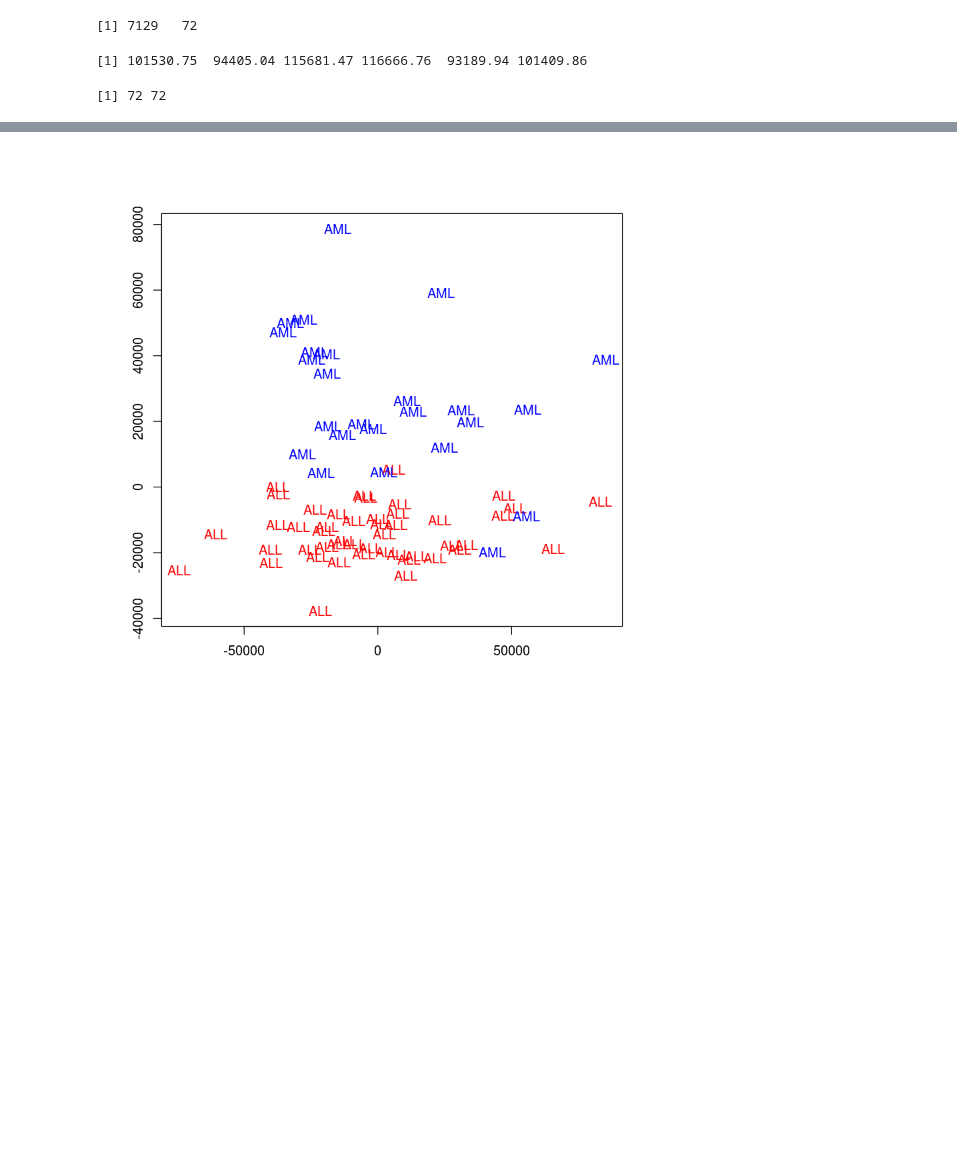
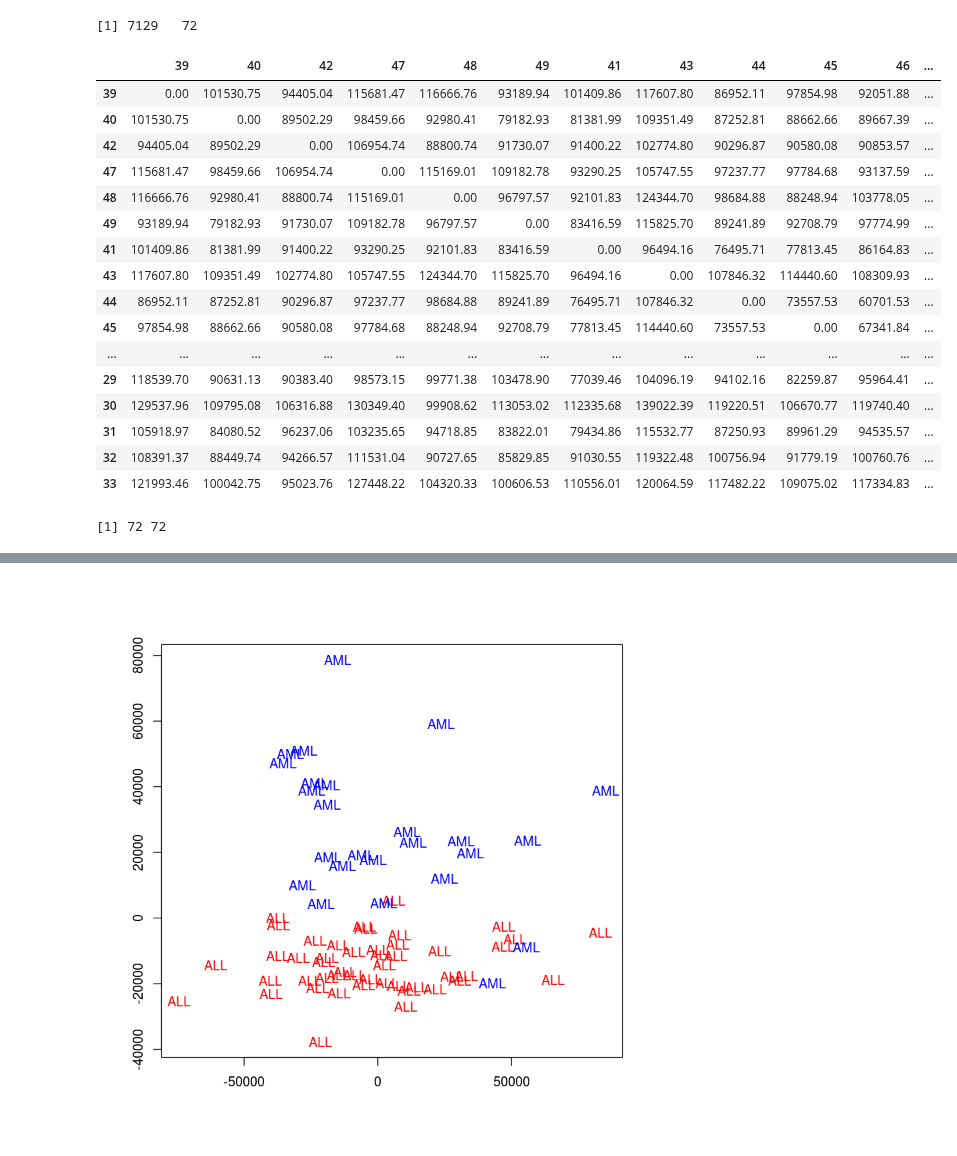
Before and after one commit to duke-biostats/ngs-2015, a Jupyter notebook: Wk1_Fri/UnsupervisedLearningAndNGS.ipynb, the cells around one changed output, grey strips where cells are left out. Drawn from its saved outputs; the diff is of its cells as text; code cells hidden in the pictures; blank space fills up the shorter version.

```diff
--- a/Wk1_Fri/UnsupervisedLearningAndNGS.ipynb
+++ b/Wk1_Fri/UnsupervisedLearningAndNGS.ipynb
@@ -67,15 +67,32 @@ dim(Golub.expression.data)
 # %%
 # Now, we compute the distance matrix:
 
 Golub.distance.matrix=dist(t(Golub.expression.data))
 
 # We used 't' to transpose the matrix. This is just because dist works on rows and we want distance on columns.
 
-head(Golub.distance.matrix)
+as.matrix(Golub.distance.matrix)
+
 dim(as.matrix(Golub.distance.matrix))
 # %% [output]
+|  | 39 | 40 | 42 | 47 | 48 | 49 | 41 | 43 | 44 | 45 | 46 | ... |
+| 39 | 0.00 | 101530.75 | 94405.04 | 115681.47 | 116666.76 | 93189.94 | 101409.86 | 117607.80 | 86952.11 | 97854.98 | 92051.88 | ... |
+| 40 | 101530.75 | 0.00 | 89502.29 | 98459.66 | 92980.41 | 79182.93 | 81381.99 | 109351.49 | 87252.81 | 88662.66 | 89667.39 | ... |
+| 42 | 94405.04 | 89502.29 | 0.00 | 106954.74 | 88800.74 | 91730.07 | 91400.22 | 102774.80 | 90296.87 | 90580.08 | 90853.57 | ... |
+| 47 | 115681.47 | 98459.66 | 106954.74 | 0.00 | 115169.01 | 109182.78 | 93290.25 | 105747.55 | 97237.77 | 97784.68 | 93137.59 | ... |
+| 48 | 116666.76 | 92980.41 | 88800.74 | 115169.01 | 0.00 | 96797.57 | 92101.83 | 124344.70 | 98684.88 | 88248.94 | 103778.05 | ... |
+| 49 | 93189.94 | 79182.93 | 91730.07 | 109182.78 | 96797.57 | 0.00 | 83416.59 | 115825.70 | 89241.89 | 92708.79 | 97774.99 | ... |
+| 41 | 101409.86 | 81381.99 | 91400.22 | 93290.25 | 92101.83 | 83416.59 | 0.00 | 96494.16 | 76495.71 | 77813.45 | 86164.83 | ... |
+| 43 | 117607.80 | 109351.49 | 102774.80 | 105747.55 | 124344.70 | 115825.70 | 96494.16 | 0.00 | 107846.32 | 114440.60 | 108309.93 | ... |
+| 44 | 86952.11 | 87252.81 | 90296.87 | 97237.77 | 98684.88 | 89241.89 | 76495.71 | 107846.32 | 0.00 | 73557.53 | 60701.53 | ... |
+| 45 | 97854.98 | 88662.66 | 90580.08 | 97784.68 | 88248.94 | 92708.79 | 77813.45 | 114440.60 | 73557.53 | 0.00 | 67341.84 | ... |
+| ... | ... | ... | ... | ... | ... | ... | ... | ... | ... | ... | ... | ... |
+| 29 | 118539.70 | 90631.13 | 90383.40 | 98573.15 | 99771.38 | 103478.90 | 77039.46 | 104096.19 | 94102.16 | 82259.87 | 95964.41 | ... |
+| 30 | 129537.96 | 109795.08 | 106316.88 | 130349.40 | 99908.62 | 113053.02 | 112335.68 | 139022.39 | 119220.51 | 106670.77 | 119740.40 | ... |
+| 31 | 105918.97 | 84080.52 | 96237.06 | 103235.65 | 94718.85 | 83822.01 | 79434.86 | 115532.77 | 87250.93 | 89961.29 | 94535.57 | ... |
+| 32 | 108391.37 | 88449.74 | 94266.57 | 111531.04 | 90727.65 | 85829.85 | 91030.55 | 119322.48 | 100756.94 | 91779.19 | 100760.76 | ... |
+| 33 | 121993.46 | 100042.75 | 95023.76 | 127448.22 | 104320.33 | 100606.53 | 110556.01 | 120064.59 | 117482.22 | 109075.02 | 117334.83 | ... |
-[1] 101530.75  94405.04 115681.47 116666.76  93189.94 101409.86
+[1] 72 72
-[1] 72 72
 # %%
 # cmdscale takes the distance matrix and produces a 72x2 matrix,
 #    while preserving the distances between the 72 subjects.
```
Also changed, not shown: parts of 1 cell of this notebook.
